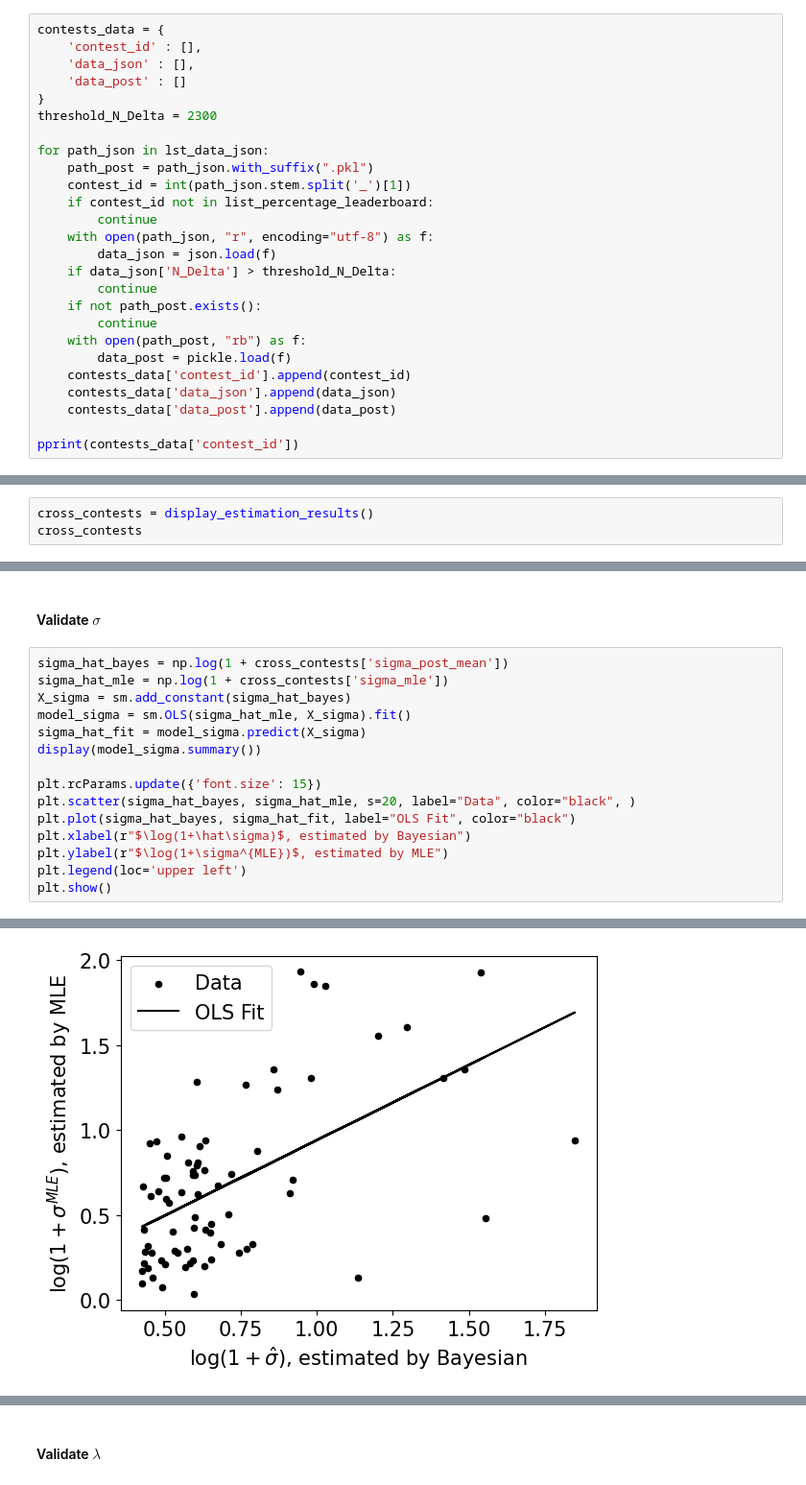
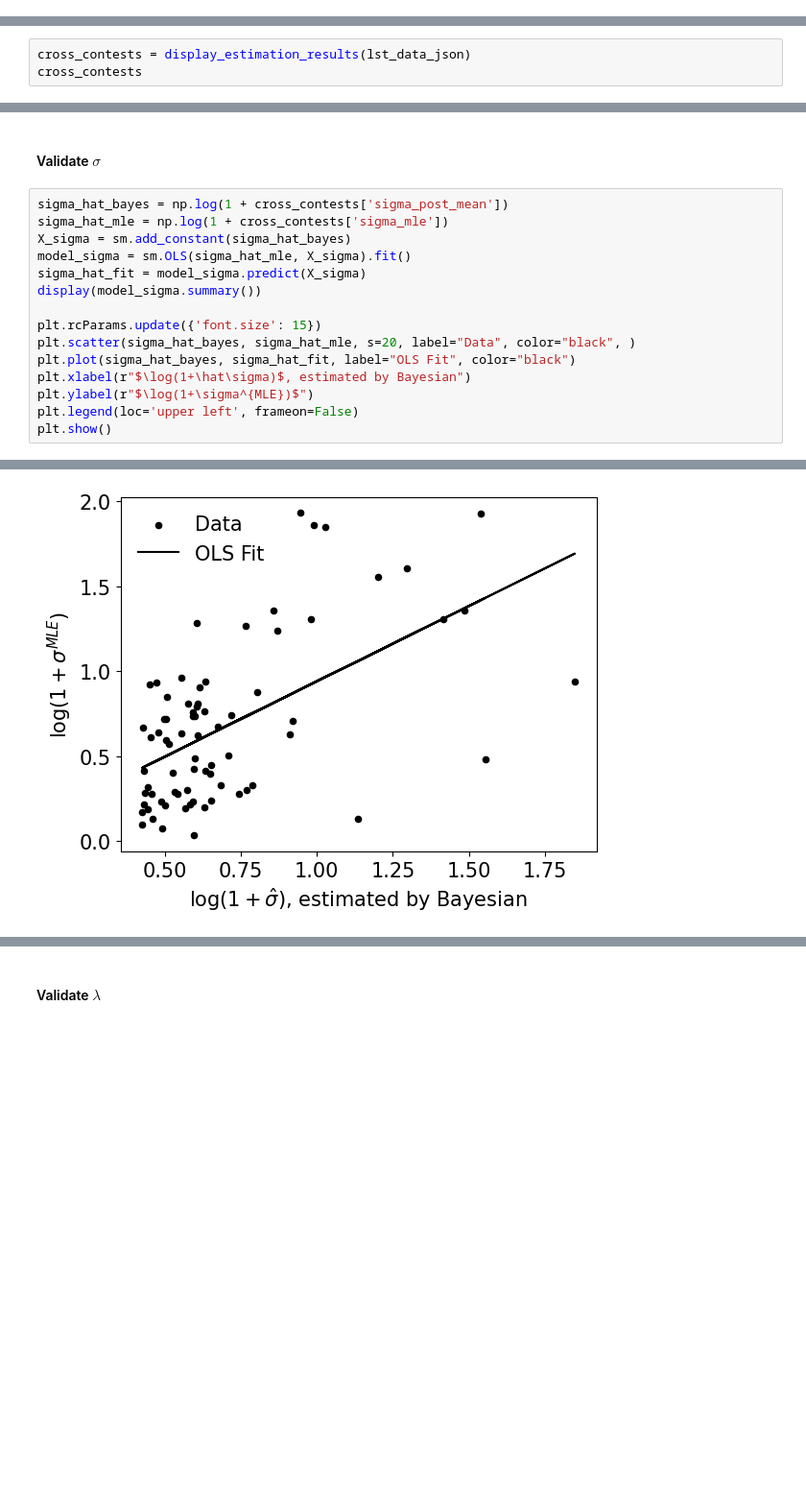
Before and after one commit to zhuanglinsheng/kaggle-contest-design, a Jupyter notebook: metakaggle/_validate.ipynb, the cells around one changed output, grey strips where cells are left out. Shown at 96% size. Drawn from its saved outputs; the diff is of its cells as text; blank space fills up the shorter version.

```diff
--- a/metakaggle/_validate.ipynb
+++ b/metakaggle/_validate.ipynb
@@ -35,29 +35,3 @@ lst_data_json = list(wd_data.glob("*.json"))
 len(lst_data_json)
 # %% [output]
 78
-# %%
-contests_data = {
-	'contest_id' : [],
-	'data_json' : [],
-	'data_post' : []
-}
-threshold_N_Delta = 2300
-
-for path_json in lst_data_json:
-	path_post = path_json.with_suffix(".pkl")
-	contest_id = int(path_json.stem.split('_')[1])
-	if contest_id not in list_percentage_leaderboard:
-		continue
-	with open(path_json, "r", encoding="utf-8") as f:
-		data_json = json.load(f)
-	if data_json['N_Delta'] > threshold_N_Delta:
-		continue
-	if not path_post.exists():
-		continue
-	with open(path_post, "rb") as f:
-		data_post = pickle.load(f)
-	contests_data['contest_id'].append(contest_id)
-	contests_data['data_json'].append(data_json)
-	contests_data['data_post'].append(data_post)
-
-pprint(contests_data['contest_id'])
@@ -318,7 +248,7 @@ def display_estimation_results():
 		data.append(record)
 	return pd.DataFrame(data)
 # %%
-cross_contests = display_estimation_results()
+cross_contests = display_estimation_results(lst_data_json)
 cross_contests
 # %% [output]
 |  | Id | Ni | Nj | prize (k, USD) | Percentage (%) | lambda_mle | lambda_post_mean | sigma_mle | ... |
@@ -379,8 +307,8 @@ plt.rcParams.update({'font.size': 15})
 plt.scatter(sigma_hat_bayes, sigma_hat_mle, s=20, label="Data", color="black", )
 plt.plot(sigma_hat_bayes, sigma_hat_fit, label="OLS Fit", color="black")
 plt.xlabel(r"$\log(1+\hat\sigma)$, estimated by Bayesian")
-plt.ylabel(r"$\log(1+\sigma^{MLE})$, estimated by MLE")
-plt.legend(loc='upper left')
+plt.ylabel(r"$\log(1+\sigma^{MLE})$")
+plt.legend(loc='upper left', frameon=False)
 plt.show()
 # %% [output]
 OLS Regression Results
@@ -392,17 +320,17 @@ OLS Regression Results
 | No. Observations: | 75 | AIC: | 75.57 |
 | Df Residuals: | 73 | BIC: | 80.20 |
 | Df Model: | 1 |  |  |
 | Covariance Type: | nonrobust |  |  |
 |  | coef | std err | t | P>|t| | [0.025 | 0.975] |
 | const | 0.0539 | 0.116 | 0.464 | 0.644 | -0.178 | 0.285 |
 | sigma_post_mean | 0.8866 | 0.152 | 5.823 | 0.000 | 0.583 | 1.190 |
 | Omnibus: | 1.280 | Durbin-Watson: | 1.618 |
 | Prob(Omnibus): | 0.527 | Jarque-Bera (JB): | 0.774 |
 | Skew: | 0.225 | Prob(JB): | 0.679 |
 | Kurtosis: | 3.214 | Cond. No. | 5.08 |
 Notes:
 [1] Standard Errors assume that the covariance matrix of the errors is correctly specified.
-[figure, old version]
+[figure, new version]
 # %%
 outlier_test_result = model_sigma.outlier_test(method='bonf', alpha=0.05)
 #display(outlier_test_result)
```
Also changed, not shown: parts of 12 cells of this notebook, 2 other files.
